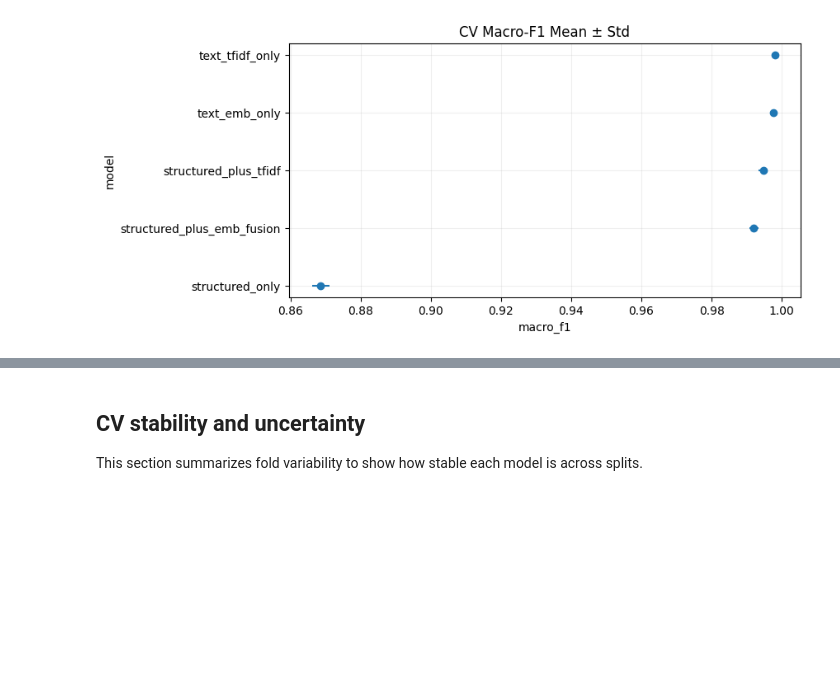
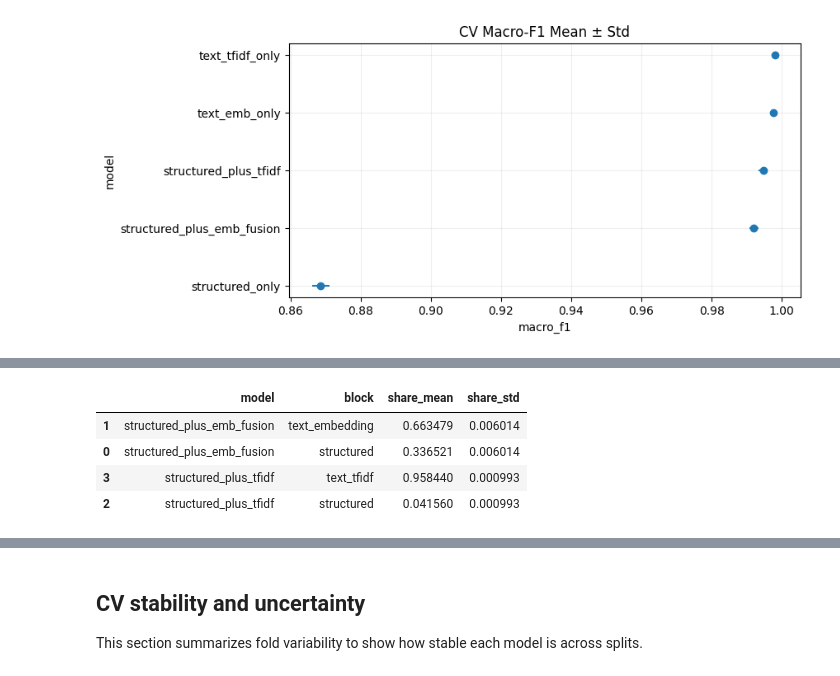
Before and after one commit to raquel-romao/3AIG, a Jupyter notebook: notebooks/submission_notebook.ipynb, the cells around one changed output, grey strips where cells are left out. Saved outputs shown, nothing was run; the diff lists cells and outputs as text; code cells hidden in the pictures; blank space fills up the shorter version.

```diff
--- a/notebooks/submission_notebook.ipynb
+++ b/notebooks/submission_notebook.ipynb
@@ -875,0 +1117,20 @@ except Exception:
+# %%
+# Block-level contribution (structured vs text) for mixed models
+if 'interp_block_df' not in globals() or interp_block_df.empty:
+    print('No block-level importance available.')
+else:
+    block_summary = (
+        interp_block_df
+        .groupby(['model', 'block'], as_index=False)
+        .agg(
+            share_mean=('share', 'mean'),
+            share_std=('share', 'std'),
+        )
+    )
+    display(block_summary.sort_values(['model', 'share_mean'], ascending=[True, False]))
+# %% [output]
+|  | model | block | share_mean | share_std |
+| 1 | structured_plus_emb_fusion | text_embedding | 0.663479 | 0.006014 |
+| 0 | structured_plus_emb_fusion | structured | 0.336521 | 0.006014 |
+| 3 | structured_plus_tfidf | text_tfidf | 0.958440 | 0.000993 |
+| 2 | structured_plus_tfidf | structured | 0.041560 | 0.000993 |
```
Also changed, not shown: parts of 7 cells of this notebook.
